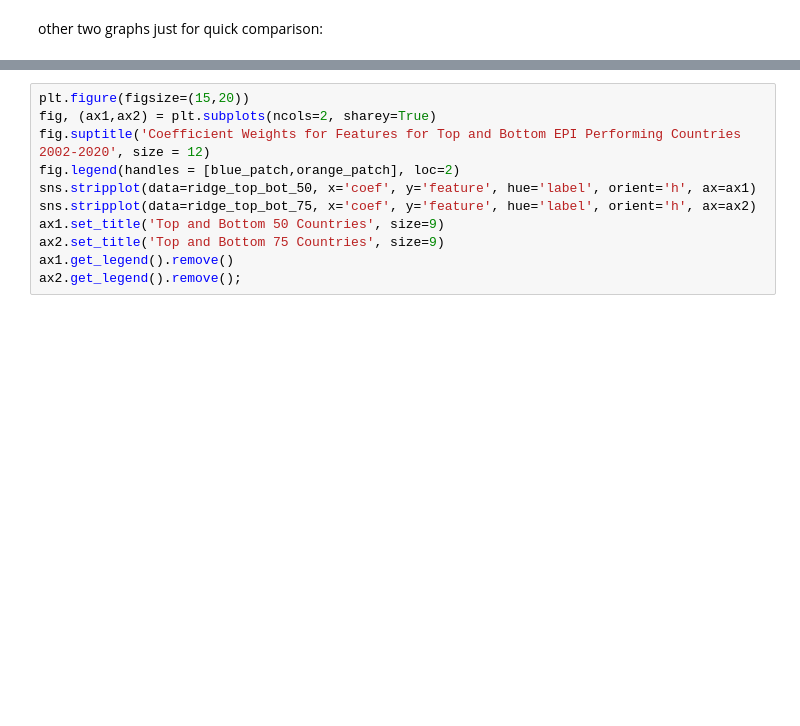
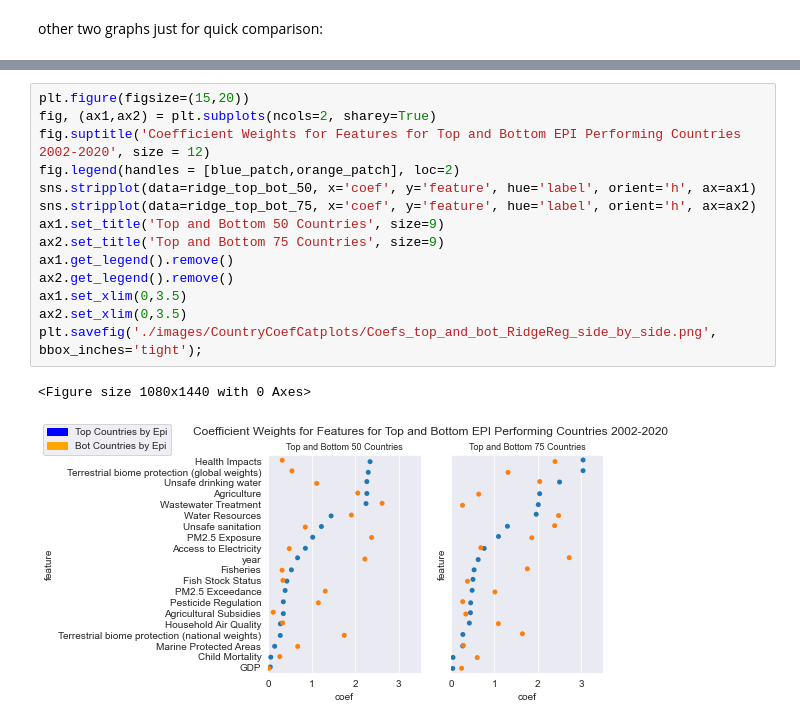
Before and after one commit to Avanyali/EPIDemographicModel, a Jupyter notebook: Step4b_Dan_ModelingByCountryGroups.ipynb, the cells around one changed output, grey strips where cells are left out. Cells and saved outputs as stored; diff of their text form; blank space fills up the shorter version.

Commit message:
fixing scale of side by sides

```diff
--- a/Step4b_Dan_ModelingByCountryGroups.ipynb
+++ b/Step4b_Dan_ModelingByCountryGroups.ipynb
@@ -707,11 +714,17 @@ ax2.get_legend().remove();
 # %%
 plt.figure(figsize=(15,20))
 fig, (ax1,ax2) = plt.subplots(ncols=2, sharey=True)
 fig.suptitle('Coefficient Weights for Features for Top and Bottom EPI Performing Countries 2002-2020', size = 12)
 fig.legend(handles = [blue_patch,orange_patch], loc=2)
 sns.stripplot(data=ridge_top_bot_50, x='coef', y='feature', hue='label', orient='h', ax=ax1)
 sns.stripplot(data=ridge_top_bot_75, x='coef', y='feature', hue='label', orient='h', ax=ax2)
 ax1.set_title('Top and Bottom 50 Countries', size=9)
 ax2.set_title('Top and Bottom 75 Countries', size=9)
 ax1.get_legend().remove()
-ax2.get_legend().remove();
+ax2.get_legend().remove()
+ax1.set_xlim(0,3.5)
+ax2.set_xlim(0,3.5)
+plt.savefig('./images/CountryCoefCatplots/Coefs_top_and_bot_RidgeReg_side_by_side.png', bbox_inches='tight');
+# %% [output]
+<Figure size 1080x1440 with 0 Axes>
+[figure, added]
```
Also changed, not shown: parts of 3 cells of this notebook, 4 other files.
